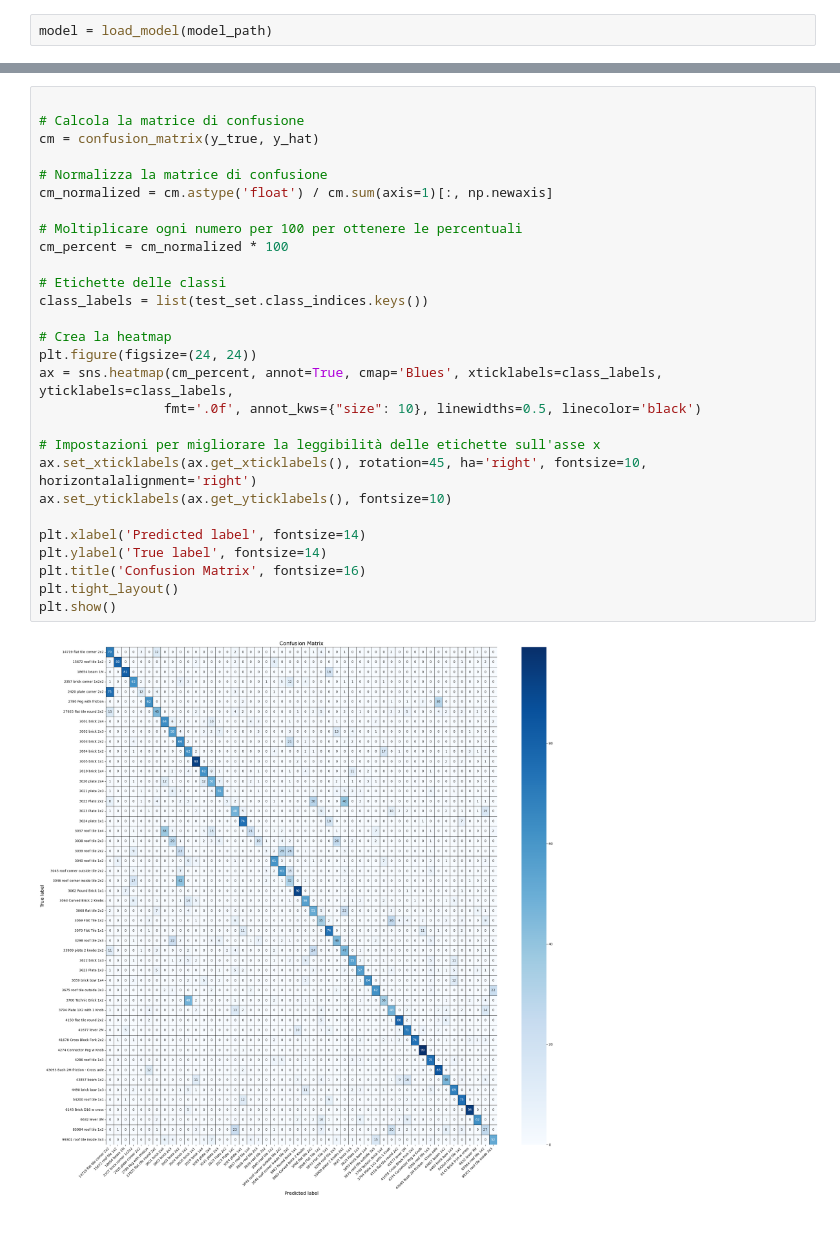
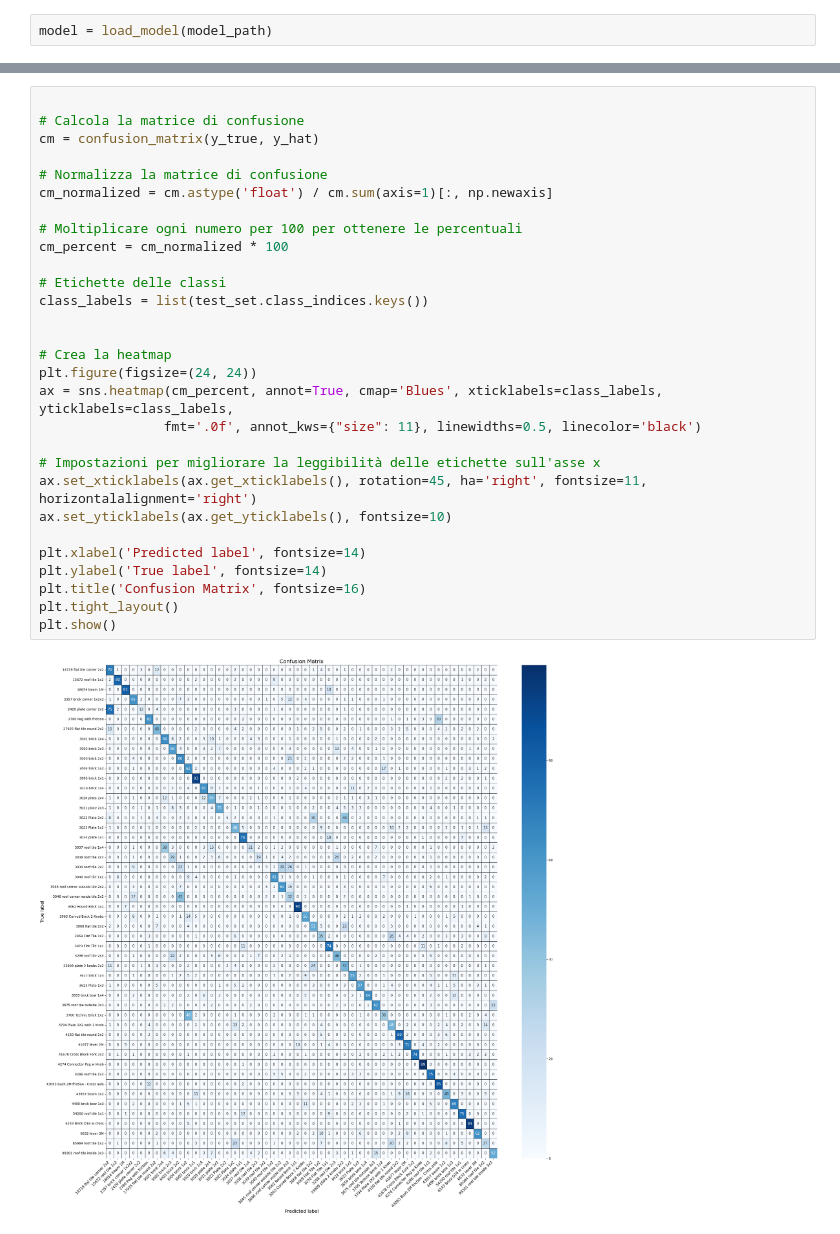
Before and after one commit to NobruLcnITS/Deep_learning_project_, a Jupyter notebook: Release/predict_gpu.ipynb, the cells around one changed output, grey strips where cells are left out. Saved outputs shown, nothing was run; the diff lists cells and outputs as text.

```diff
--- a/Release/predict_gpu.ipynb
+++ b/Release/predict_gpu.ipynb
@@ -53,30 +52,31 @@ Accuracy: 0.5758333206176758
 # %%
 
 # Calcola la matrice di confusione
 cm = confusion_matrix(y_true, y_hat)
 
 # Normalizza la matrice di confusione
 cm_normalized = cm.astype('float') / cm.sum(axis=1)[:, np.newaxis]
 
 # Moltiplicare ogni numero per 100 per ottenere le percentuali
 cm_percent = cm_normalized * 100
 
 # Etichette delle classi
 class_labels = list(test_set.class_indices.keys())
 
+
 # Crea la heatmap
 plt.figure(figsize=(24, 24))
 ax = sns.heatmap(cm_percent, annot=True, cmap='Blues', xticklabels=class_labels, yticklabels=class_labels,
-                fmt='.0f', annot_kws={"size": 10}, linewidths=0.5, linecolor='black')
+                fmt='.0f', annot_kws={"size": 11}, linewidths=0.5, linecolor='black')
 
 # Impostazioni per migliorare la leggibilità delle etichette sull'asse x
-ax.set_xticklabels(ax.get_xticklabels(), rotation=45, ha='right', fontsize=10, horizontalalignment='right')
+ax.set_xticklabels(ax.get_xticklabels(), rotation=45, ha='right', fontsize=11, horizontalalignment='right')
 ax.set_yticklabels(ax.get_yticklabels(), fontsize=10)
 
 plt.xlabel('Predicted label', fontsize=14)
 plt.ylabel('True label', fontsize=14)
 plt.title('Confusion Matrix', fontsize=16)
 plt.tight_layout()
 plt.show()
 # %% [output]
-[figure, old version]
+[figure, new version]
```
Also changed, not shown: parts of 4 cells of this notebook.
